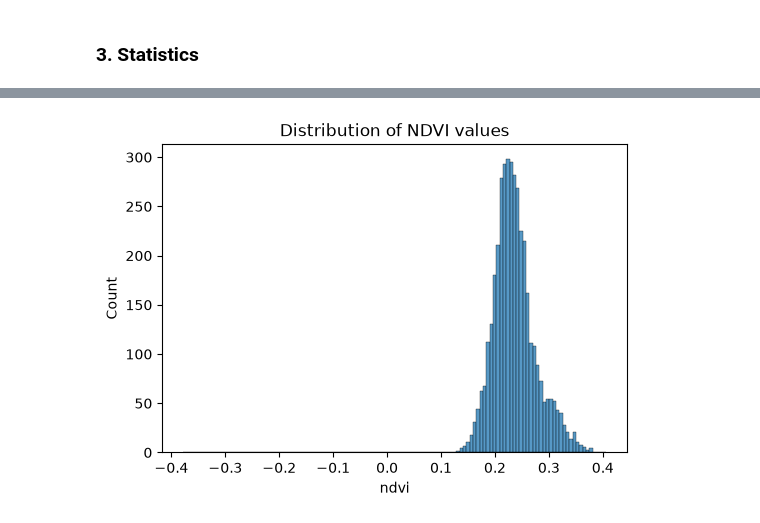
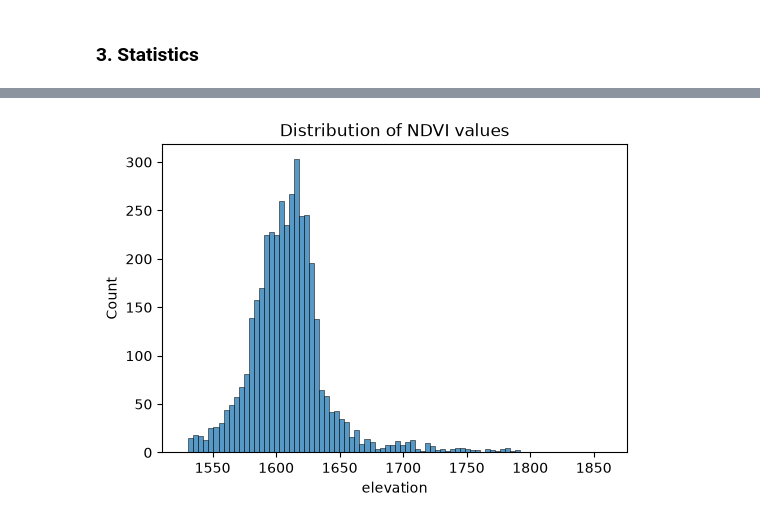
Before and after one commit to PantheraPaulus/hrHSA-public, a Jupyter notebook: notebooks/pangolin/MASTER_RS_GEE.ipynb, the cells around one changed output, grey strips where cells are left out. Cells and saved outputs as stored; diff of their text form; code cells hidden in the pictures.

```diff
--- a/notebooks/pangolin/MASTER_RS_GEE.ipynb
+++ b/notebooks/pangolin/MASTER_RS_GEE.ipynb
@@ -39,7 +46,7 @@ predictor_stacks = {}
 EE_PROJECT = 'test-with-greta'  # change if needed
 TARGET_CRS = 'EPSG:32733'
 EXPORT_SCALE = 30
-BUFFER_M = 10_000
+BUFFER_M = 0
 
 SHAPES = Path('data/vectors')
 PERIMETER_FILE = SHAPES / 'onr_perimeter.shp'
@@ -1606,2 +1613,7 @@ from hsa.remote_sensing import spatial_summary, temporal_summary
 # %%
-summary, values, variogram = spatial_summary(predictor_stacks.get("s2").select("ndvi"), region = aoi_ee, scale = 100, include_variogram = True)
+summary, values, variogram = spatial_summary(
+    predictor_stacks.get("terrain").select("elevation"),
+    region = aoi_ee,
+    scale = 90,
+    target_crs=32733,
+    include_variogram = True)
@@ -1608,7 +1633,7 @@ summary, values, variogram = spatial_summary(predictor_stacks.get("s2").select("
 # %%
 fig, ax = plt.subplots(figsize = (6, 4))
 plt.title("Distribution of NDVI values")
-sns.histplot(values, x = "ndvi")
+sns.histplot(values, x = "elevation")
 plt.show()
 # %% [output]
-[figure, old version]
+[figure, new version]
```
Also changed, not shown: parts of 29 cells of this notebook, 19 other files.
